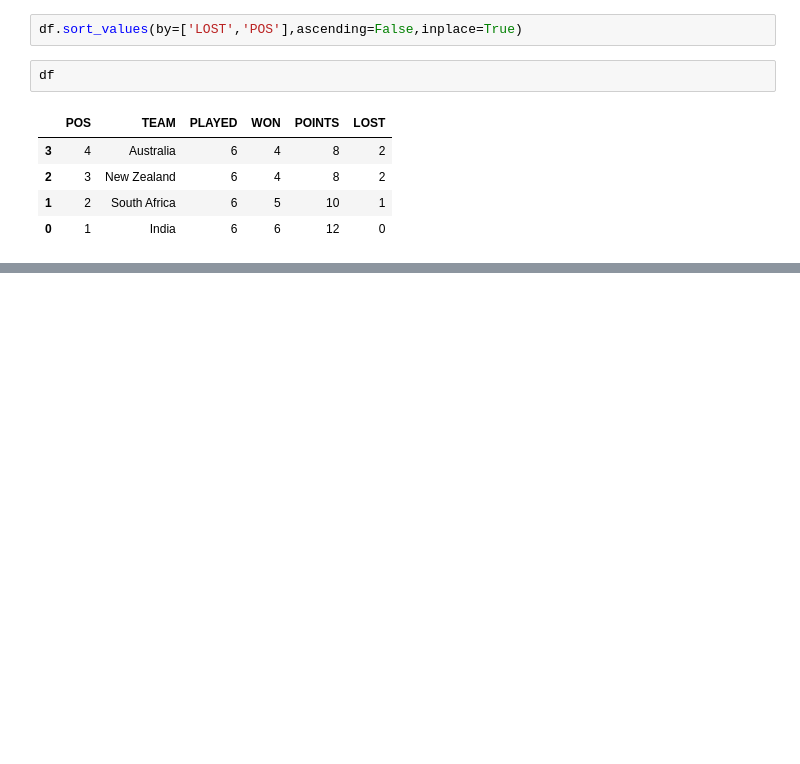
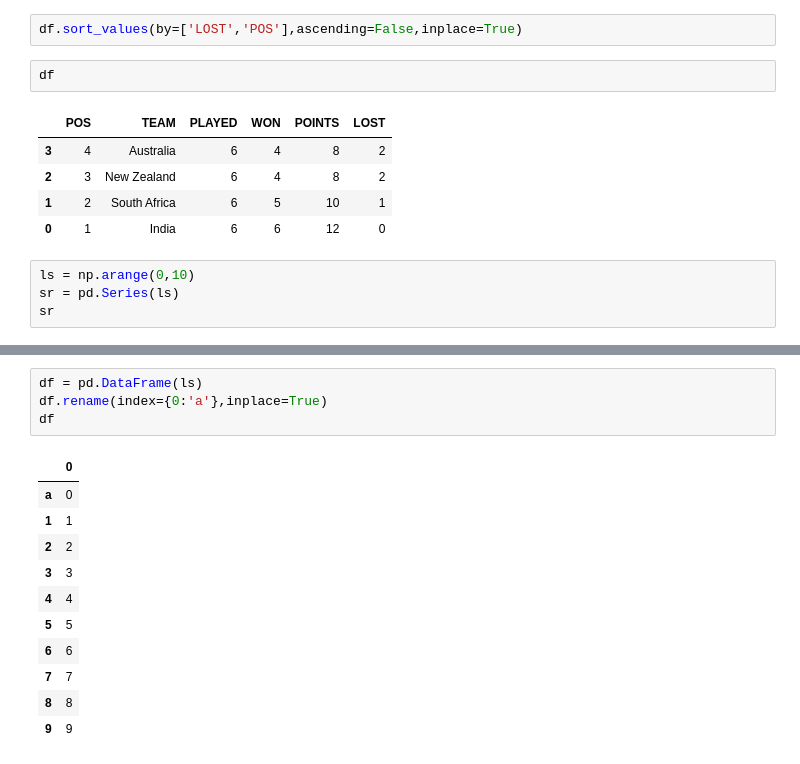
Before and after one commit to prayantgupta15/DataEngineering, a Jupyter notebook: pandasTut.ipynb, the cells around one changed output, grey strips where cells are left out. Drawn from its saved outputs; the diff is of its cells as text; blank space fills up the shorter version.

```diff
--- a/pandasTut.ipynb
+++ b/pandasTut.ipynb
@@ -186,3 +205,7 @@ df
 | 2 | 3 | New Zealand | 6 | 4 | 8 | 2 |
 | 1 | 2 | South Africa | 6 | 5 | 10 | 1 |
 | 0 | 1 | India | 6 | 6 | 12 | 0 |
+# %%
+ls = np.arange(0,10)
+sr = pd.Series(ls)
+sr
@@ -188,0 +224,16 @@ df
+# %%
+df = pd.DataFrame(ls)
+df.rename(index={0:'a'},inplace=True)
+df
+# %% [output]
+|  | 0 |
+| a | 0 |
+| 1 | 1 |
+| 2 | 2 |
+| 3 | 3 |
+| 4 | 4 |
+| 5 | 5 |
+| 6 | 6 |
+| 7 | 7 |
+| 8 | 8 |
+| 9 | 9 |
```
Also changed, not shown: parts of 11 cells of this notebook.
